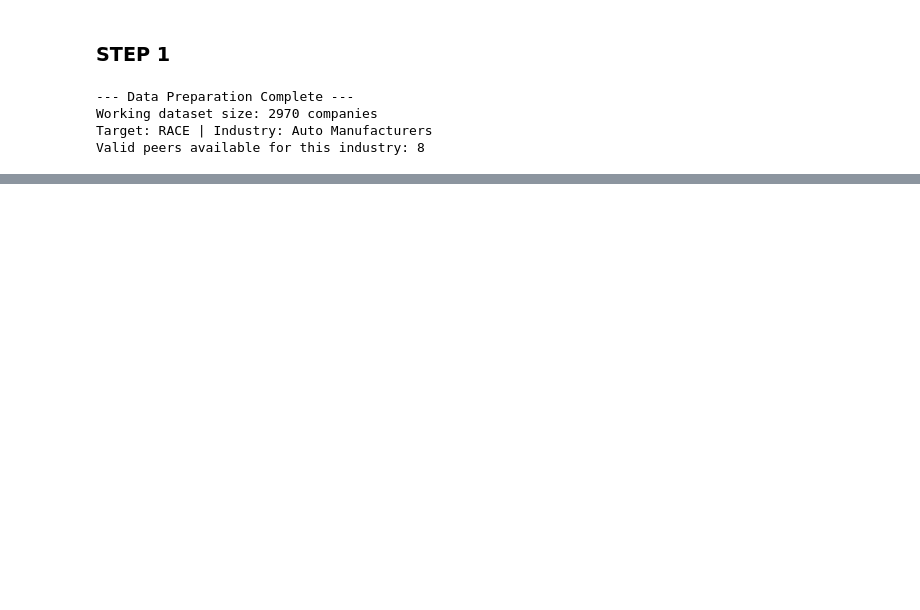
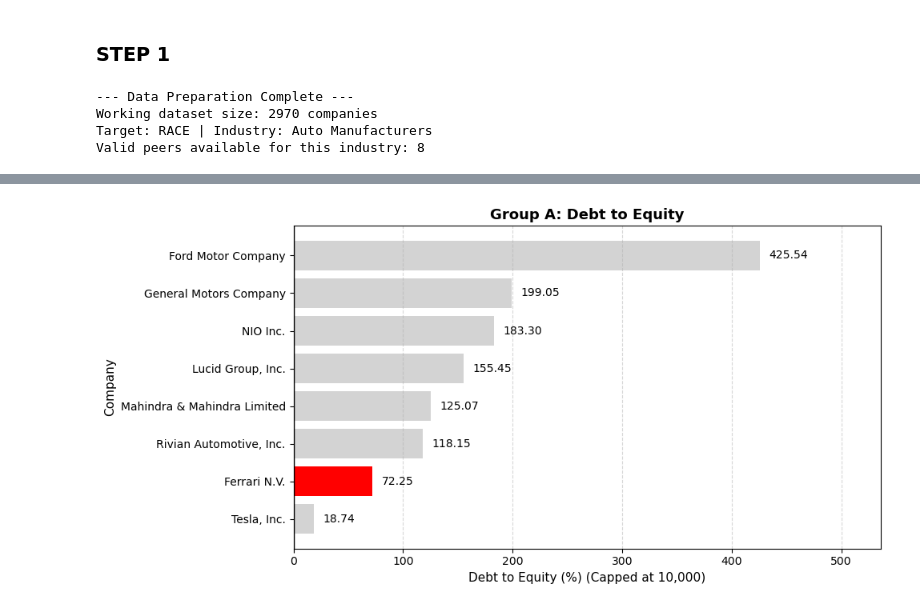
Before and after one commit to Cris887272/BDA2026, a Jupyter notebook: Homework2_company_deep_dive.ipynb, the cells around one changed output, grey strips where cells are left out. Drawn from its saved outputs; the diff is of its cells as text; code cells hidden in the pictures; blank space fills up the shorter version.

```diff
--- a/Homework2_company_deep_dive.ipynb
+++ b/Homework2_company_deep_dive.ipynb
@@ -59,0 +544,84 @@ Valid peers available for this industry: 8
+# %%
+# FINANCIAL SOLIDITY ANALYSIS
+
+
+metric_de = 'debt_to_equity'
+metric_fcf = 'free_cashflow'
+target_symbol = 'RACE'
+
+# 1. DATA PREPARATION
+# Convert metrics to numeric, coercing any hidden strings to NaN
+df_work[metric_de] = pd.to_numeric(df_work[metric_de], errors='coerce')
+df_work[metric_fcf] = pd.to_numeric(df_work[metric_fcf], errors='coerce')
+
+# Extract target company info
+target_row = df_work[df_work['symbol'] == target_symbol]
+target_industry = target_row['industry'].iloc[0]
+
+# 2. REBUILD GROUP A (Auto Manufacturers)
+# Form the top 10 by Market Cap to strictly comply with Step 2 peer groups
+group_a = df_work[df_work['industry'] == target_industry].sort_values(by='market_cap', ascending=False).head(10)
+if target_symbol not in group_a['symbol'].values:
+    target_data = df_work[df_work['symbol'] == target_symbol]
+    if not target_data.empty:
+        group_a = pd.concat([group_a, target_data])
+
+# 3. CHART GENERATION FUNCTION
+def plot_chart(df, metric, title, xlabel, cap_val=None):
+    # Drop rows with missing values for the specific metric
+    plot_df = df.dropna(subset=[metric]).copy()
+    if plot_df.empty:
+        return
+
+    # Apply cap to extreme outliers if specified (e.g., > 10000 for debt)
+    if cap_val is not None:
+        plot_df[metric] = plot_df[metric].clip(upper=cap_val)
+
+    # Apply labels (Ticker or Company Name)
+    plot_df['plot_label'] = plot_df.apply(
+        lambda x: x['symbol'] if pd.isna(x['company_name']) or str(x['company_name']).strip() == '' else x['company_name'],
+        axis=1
+    )
+
+    # Sort values for a clean horizontal bar chart
+    plot_df = plot_df.sort_values(by=metric, ascending=True)
+
+    # Create figure
+    plt.figure(figsize=(10, 5))
+    colors = ['red' if sym == target_symbol else 'lightgrey' for sym in plot_df['symbol']]
+    bars = plt.barh(plot_df['plot_label'], plot_df[metric], color=colors)
+
+    # Chart formatting
+    plt.title(title, fontsize=13, fontweight='bold')
+    plt.xlabel(xlabel, fontsize=11)
+    plt.ylabel('Company', fontsize=11)
+
+    # Add zero line
+    plt.axvline(0, color='black', linewidth=1)
+    plt.grid(axis='x', linestyle='--', alpha=0.5)
+
+    # Add numeric labels at the end of each bar
+    max_val = plot_df[metric].abs().max()
+    offset = max_val * 0.02 if pd.notna(max_val) and max_val > 0 else 0.05
+
+    for bar in bars:
+        val = bar.get_width()
+        if pd.notna(val):
+            ha = 'left' if val >= 0 else 'right'
+            text_offset = offset if val >= 0 else -offset
+            # Format differently based on the metric (absolute values for FCF)
+            if metric == metric_fcf:
+                plt.text(val + text_offset, bar.get_y() + bar.get_height()/2, f'{val:,.0f}', va='center', ha=ha, fontsize=9)
+            else:
+                plt.text(val + text_offset, bar.get_y() + bar.get_height()/2, f'{val:.2f}', va='center', ha=ha, fontsize=10)
+
+    # Add margins to prevent labels from being cut off
+    plt.margins(x=0.26)
+    plt.tight_layout()
+    plt.show()
+
+# Generate the two required charts
+plot_chart(group_a, metric_de, 'Group A: Debt to Equity', 'Debt to Equity (%) (Capped at 10,000)', cap_val=10000)
+plot_chart(group_a, metric_fcf, 'Group A: Free Cash Flow', 'Free Cash Flow (Absolute)')
+# %% [output]
+[figure, added]
```
Also changed, not shown: parts of 17 cells of this notebook.
